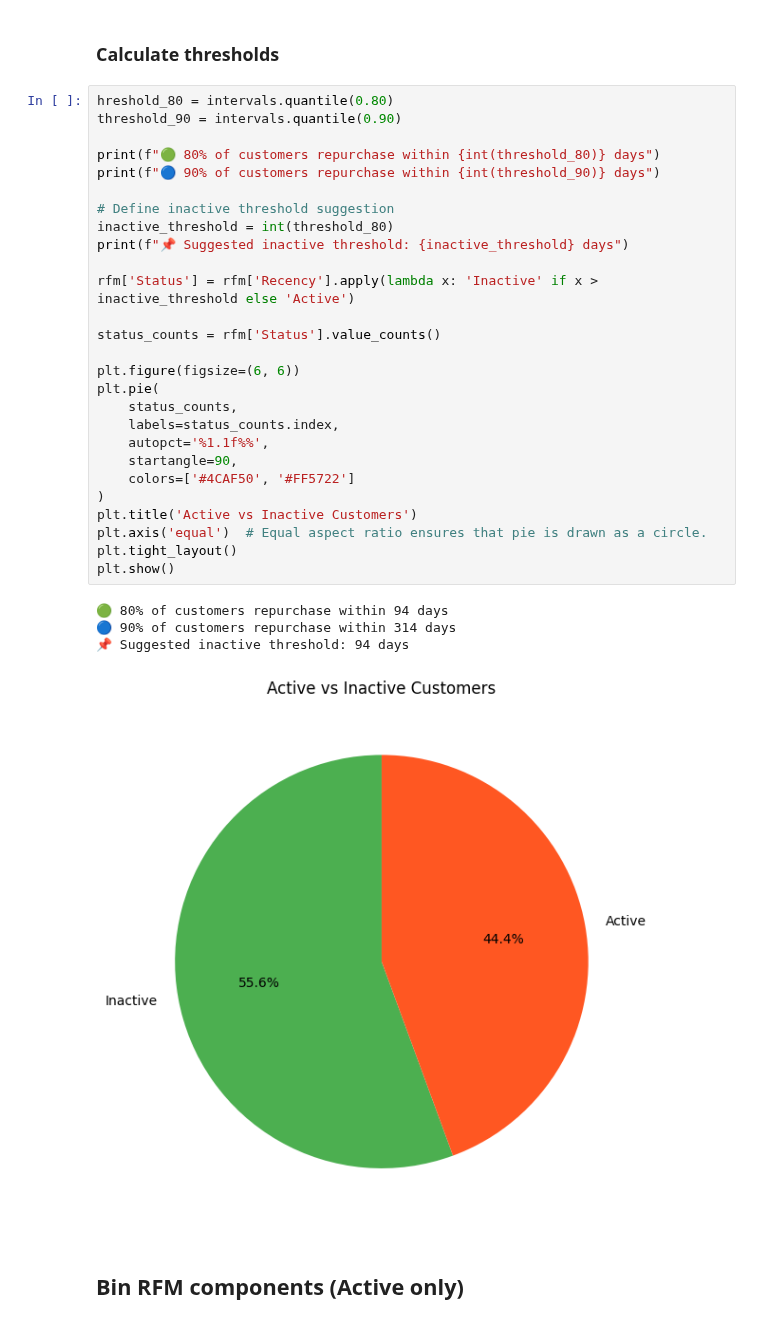
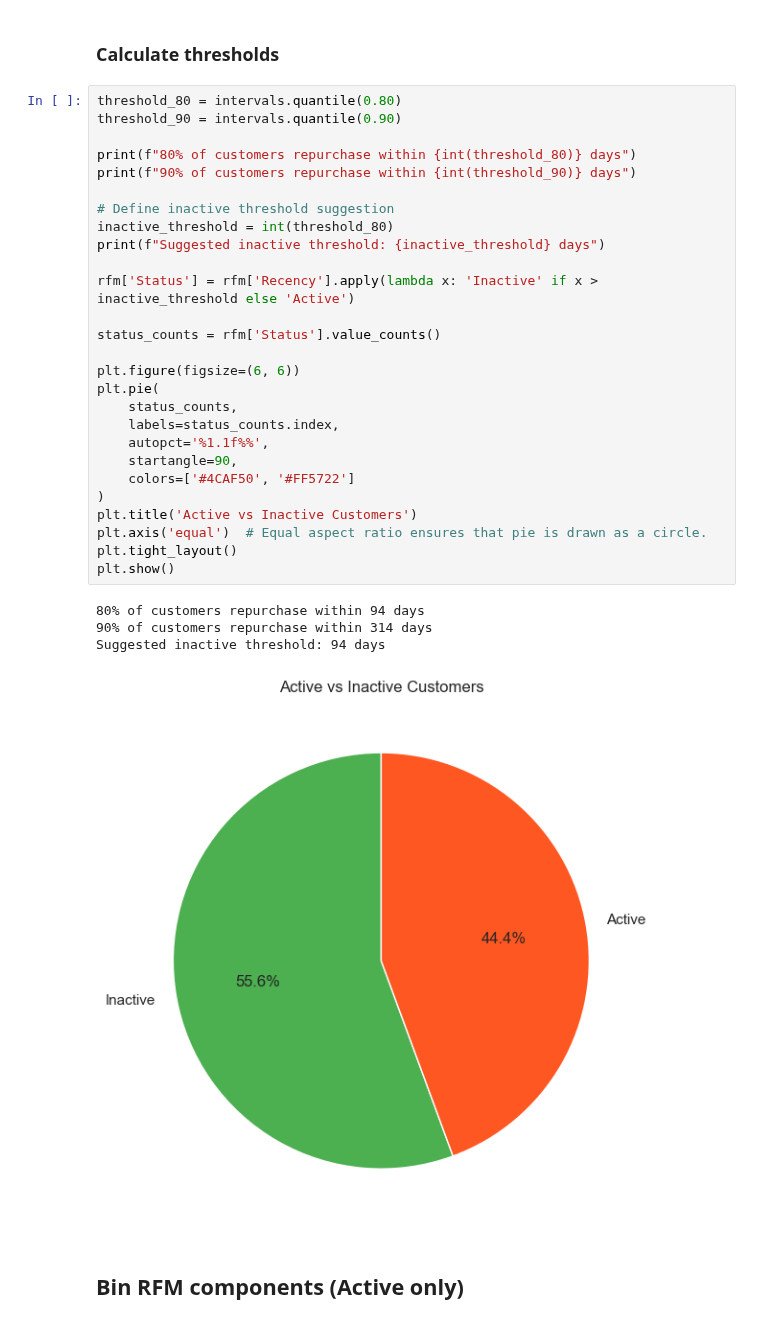
Before and after one commit to simon-sazonov/Marketing-Analytics, a Jupyter notebook: notebooks/03_RFM_analysis.ipynb, the cells around one changed output. Cells and saved outputs as stored; diff of their text form.

```diff
--- a/notebooks/03_RFM_analysis.ipynb
+++ b/notebooks/03_RFM_analysis.ipynb
@@ -89,37 +89,37 @@ plt.show()
 # %% [markdown]
 ### Calculate thresholds
 # %%
-hreshold_80 = intervals.quantile(0.80)
+threshold_80 = intervals.quantile(0.80)
 threshold_90 = intervals.quantile(0.90)
 
-print(f"🟢 80% of customers repurchase within {int(threshold_80)} days")
-print(f"🔵 90% of customers repurchase within {int(threshold_90)} days")
+print(f"80% of customers repurchase within {int(threshold_80)} days")
+print(f"90% of customers repurchase within {int(threshold_90)} days")
 
 # Define inactive threshold suggestion
 inactive_threshold = int(threshold_80)
-print(f"📌 Suggested inactive threshold: {inactive_threshold} days")
+print(f"Suggested inactive threshold: {inactive_threshold} days")
 
 rfm['Status'] = rfm['Recency'].apply(lambda x: 'Inactive' if x > inactive_threshold else 'Active')
 
 status_counts = rfm['Status'].value_counts()
 
 plt.figure(figsize=(6, 6))
 plt.pie(
     status_counts,
     labels=status_counts.index,
     autopct='%1.1f%%',
     startangle=90,
     colors=['#4CAF50', '#FF5722']
 )
 plt.title('Active vs Inactive Customers')
 plt.axis('equal')  # Equal aspect ratio ensures that pie is drawn as a circle.
 plt.tight_layout()
 plt.show()
 # %% [output]
-🟢 80% of customers repurchase within 94 days
-🔵 90% of customers repurchase within 314 days
-📌 Suggested inactive threshold: 94 days
+80% of customers repurchase within 94 days
+90% of customers repurchase within 314 days
+Suggested inactive threshold: 94 days
-[figure, old version]
+[figure, new version]
 # %% [markdown]
 ## Bin RFM components (Active only)
 # %%
```
Also changed, not shown: parts of 1 cell of this notebook, 2 other files.
